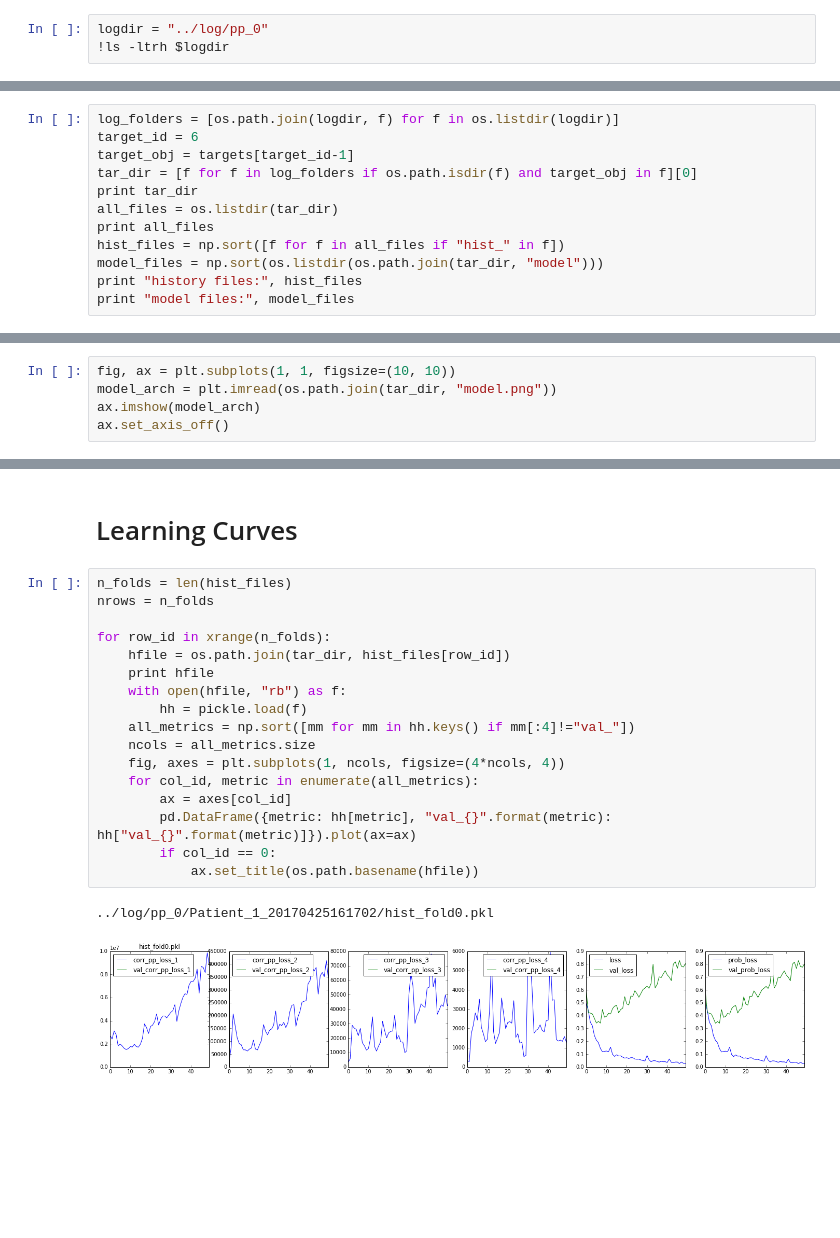
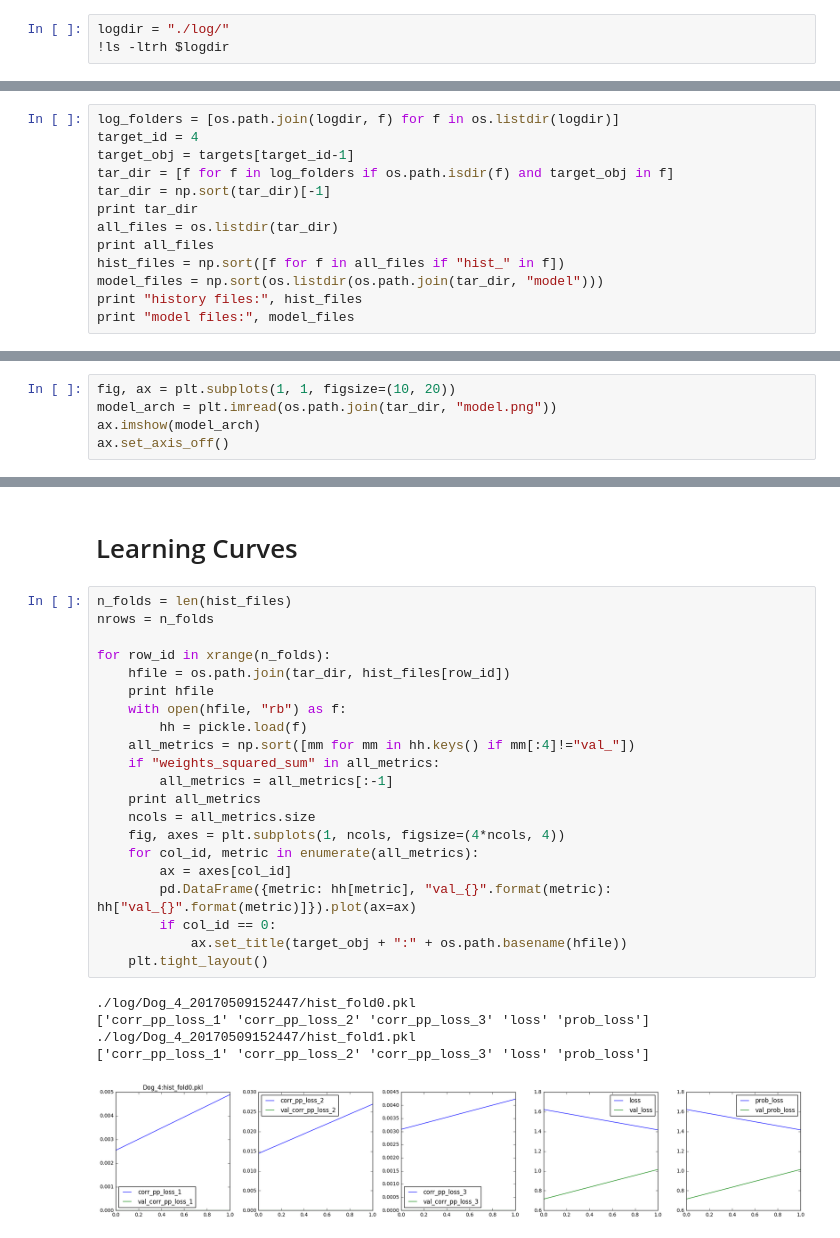
Before and after one commit to lerrytang/CorrReg, a Jupyter notebook: python/CheckTrainLog.ipynb, the cells around one changed output, grey strips where cells are left out. Drawn from its saved outputs; the diff is of its cells as text; blank space fills up the shorter version.

```diff
--- a/python/CheckTrainLog.ipynb
+++ b/python/CheckTrainLog.ipynb
@@ -11,6 +11,6 @@ print targets
 # %% [output]
 ['Dog_1', 'Dog_2', 'Dog_3', 'Dog_4', 'Dog_5', 'Patient_1', 'Patient_2']
 # %%
-logdir = "../log/pp_0"
+logdir = "./log/"
 !ls -ltrh $logdir
 # %% [output]
@@ -20,8 +34,9 @@ drwxrwxr-x 3 yujin yujin 4.0K Apr 25 16:17 Patient_1_20170425161702
 # %%
 log_folders = [os.path.join(logdir, f) for f in os.listdir(logdir)]
-target_id = 6
+target_id = 4
 target_obj = targets[target_id-1]
-tar_dir = [f for f in log_folders if os.path.isdir(f) and target_obj in f][0]
+tar_dir = [f for f in log_folders if os.path.isdir(f) and target_obj in f]
+tar_dir = np.sort(tar_dir)[-1]
 print tar_dir
 all_files = os.listdir(tar_dir)
 print all_files
@@ -60,7 +76,7 @@ I tensorflow/stream_executor/dso_loader.cc:135] successfully opened CUDA library
 # %% [markdown]
 # Network Architecture
 # %%
-fig, ax = plt.subplots(1, 1, figsize=(10, 10))
+fig, ax = plt.subplots(1, 1, figsize=(10, 20))
 model_arch = plt.imread(os.path.join(tar_dir, "model.png"))
 ax.imshow(model_arch)
 ax.set_axis_off()
@@ -71,20 +87,27 @@ ax.set_axis_off()
 # %%
 n_folds = len(hist_files)
 nrows = n_folds
 
 for row_id in xrange(n_folds):
     hfile = os.path.join(tar_dir, hist_files[row_id])
     print hfile
     with open(hfile, "rb") as f:
         hh = pickle.load(f)
     all_metrics = np.sort([mm for mm in hh.keys() if mm[:4]!="val_"])
+    if "weights_squared_sum" in all_metrics:
+        all_metrics = all_metrics[:-1]
+    print all_metrics
     ncols = all_metrics.size
     fig, axes = plt.subplots(1, ncols, figsize=(4*ncols, 4))
     for col_id, metric in enumerate(all_metrics):
         ax = axes[col_id]
         pd.DataFrame({metric: hh[metric], "val_{}".format(metric): hh["val_{}".format(metric)]}).plot(ax=ax)
         if col_id == 0:
-            ax.set_title(os.path.basename(hfile))
+            ax.set_title(target_obj + ":" + os.path.basename(hfile))
+    plt.tight_layout()
 # %% [output]
-../log/pp_0/Patient_1_20170425161702/hist_fold0.pkl
+./log/Dog_4_20170509152447/hist_fold0.pkl
+['corr_pp_loss_1' 'corr_pp_loss_2' 'corr_pp_loss_3' 'loss' 'prob_loss']
+./log/Dog_4_20170509152447/hist_fold1.pkl
+['corr_pp_loss_1' 'corr_pp_loss_2' 'corr_pp_loss_3' 'loss' 'prob_loss']
-[figure, old version]
+[figure, new version]
```
Also changed, not shown: parts of 7 cells of this notebook, 2 other files.
